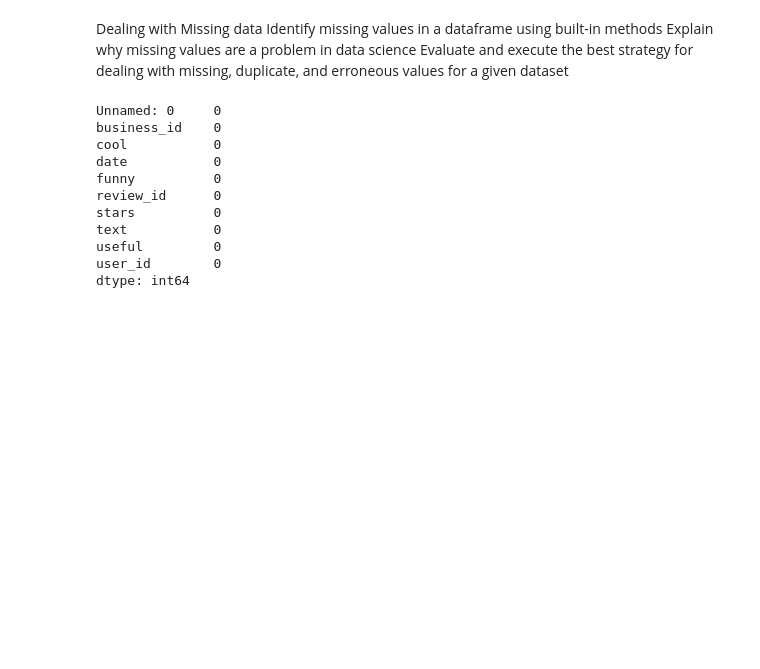
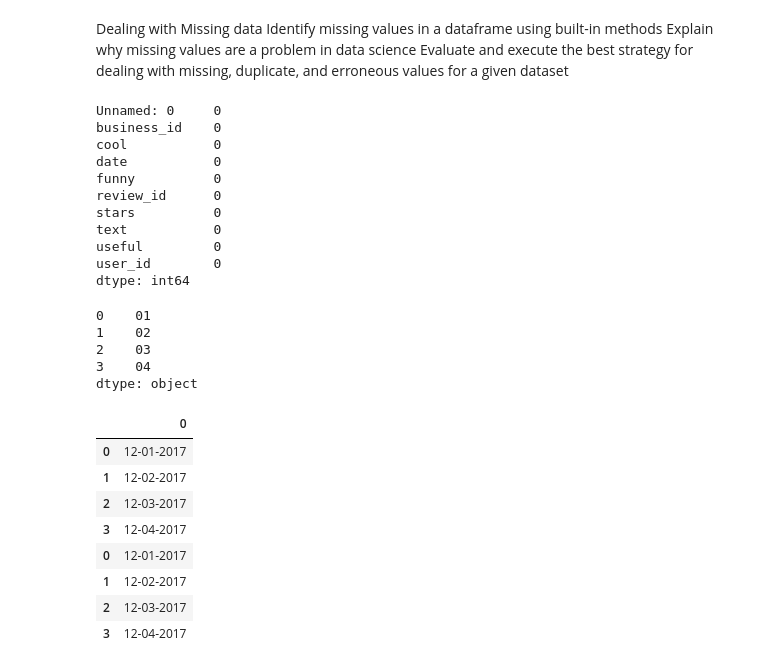
Before and after one commit to kelvinekisa/Financial-analysis-, a Jupyter notebook: Etl.ipynb, the cells around one changed output. Cells and saved outputs as stored; diff of their text form; code cells hidden in the pictures; blank space fills up the shorter version.

```diff
--- a/Etl.ipynb
+++ b/Etl.ipynb
@@ -92,0 +90,31 @@ dtype: int64
+# %%
+# data cleaning in pandas recap
+# Lambda functions
+
+import pandas as pd
+
+dates = pd.Series(['12-01-2017', '12-02-2017', '12-03-2017', '12-04-2017'])
+
+dates.map(lambda x: x.split('-')[1])
+# %% [output]
+0    01
+1    02
+2    03
+3    04
+dtype: object
+# %%
+# combining dataframes
+# you can combine dataframeby merging them(joining data by  a common field) or concatenating them (appending  data at the beining or end)
+df1 = pd.DataFrame(dates)
+df2 = pd.DataFrame(['12-01-2017', '12-02-2017', '12-03-2017', '12-04-2017'])
+pd.concat([df1, df2])
+# %% [output]
+|  | 0 |
+| 0 | 12-01-2017 |
+| 1 | 12-02-2017 |
+| 2 | 12-03-2017 |
+| 3 | 12-04-2017 |
+| 0 | 12-01-2017 |
+| 1 | 12-02-2017 |
+| 2 | 12-03-2017 |
+| 3 | 12-04-2017 |
```
Also changed, not shown: parts of 6 cells of this notebook.
